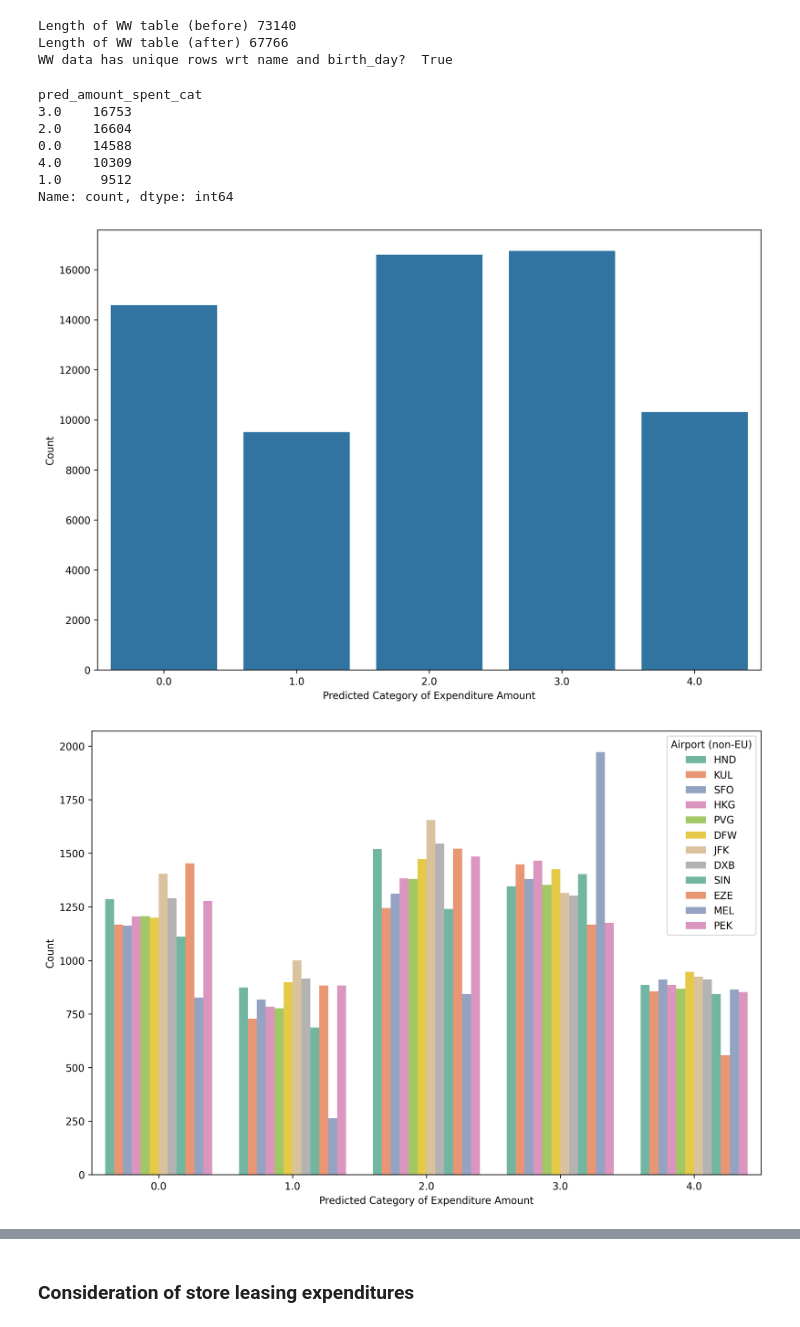
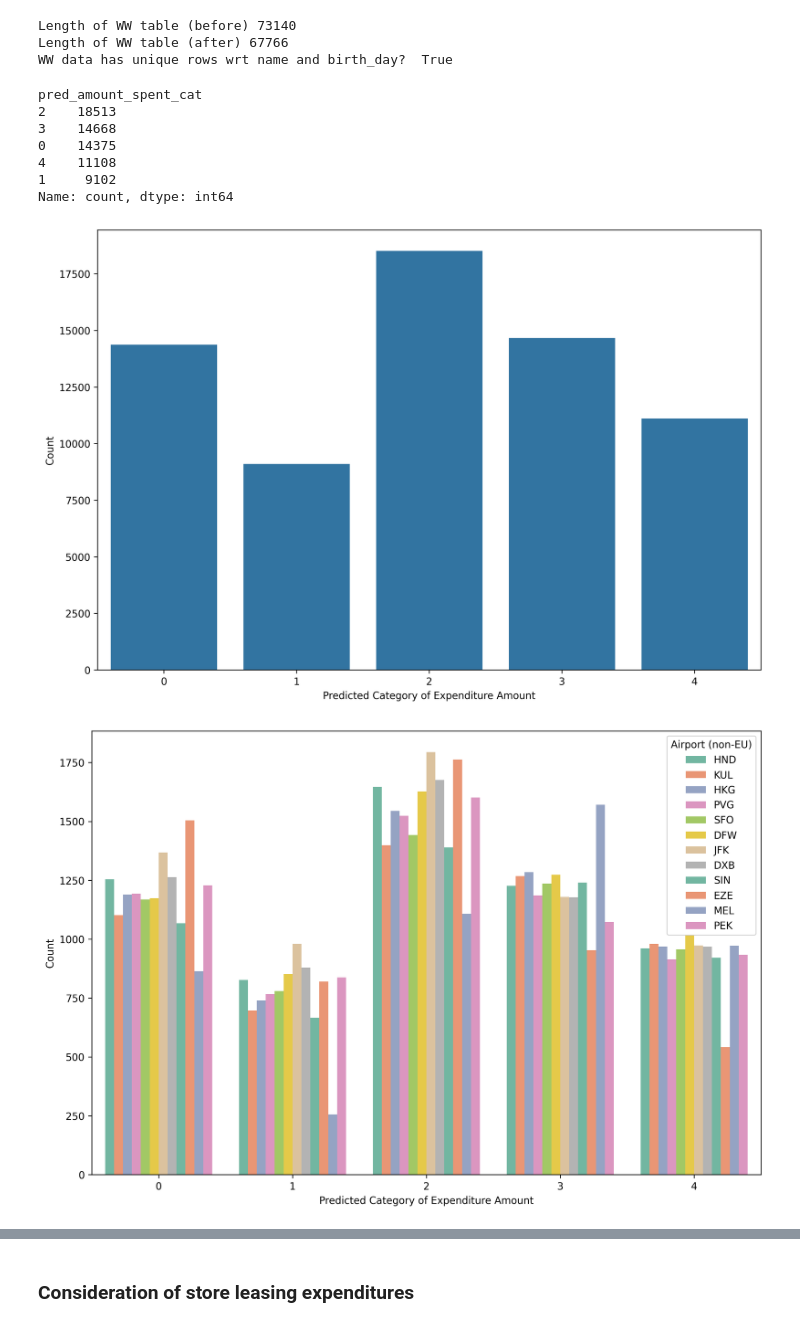
Before and after one commit to lexej/airport-recommendation, a Jupyter notebook: airport_recommenation.ipynb, the cells around one changed output, grey strips where cells are left out. Saved outputs shown, nothing was run; the diff lists cells and outputs as text; code cells hidden in the pictures.

Commit message:
added neural net

```diff
--- a/airport_recommenation.ipynb
+++ b/airport_recommenation.ipynb
@@ -499,7 +608,22 @@ plt.show()
 
 
 # Make predictions on the testing data
-predictions = model.predict(dtest)
+
+if MODEL_TYPE == 'neural_net':
+    X_train_tensor = torch.tensor(X_test.astype(np.float32).values,
+                                  dtype=torch.float32)
+
+    #   Load best epoch wrt. valid loss
+    model.load_state_dict(torch.load('best_model.pth'))
+    model.eval()
+
+    predictions = model(X_train_tensor).detach().numpy()
+
+    predictions = np.argmax(predictions, axis=-1)
+
+elif MODEL_TYPE == 'xgb':
+    predictions = model.predict(dtest)
+
 
 
 # Calculate accuracy
@@ -567,15 +691,26 @@ passengers_ww_table = transform_feature_data(data=passengers_ww_table,
 #   Drop shopped_at column to get model predictions
 
 ww_table_to_predict = passengers_ww_table.drop(columns=["shopped_at"])
-
-
-#   Wrap into DMatrix to get model predictions
-
-ww_table_to_predict = xgb.DMatrix(ww_table_to_predict)
 # %%
 #   Get predictions for WW data passengers
 
-passengers_ww_table["pred_amount_spent_cat"] = model.predict(ww_table_to_predict)
+if MODEL_TYPE == 'xgb':
+    ww_table_to_predict_matrix = xgb.DMatrix(ww_table_to_predict)
+
+    passengers_ww_table["pred_amount_spent_cat"] = model.predict(ww_table_to_predict_matrix)
+elif MODEL_TYPE == 'neural_net':
+
+    model.load_state_dict(torch.load('best_model.pth'))
+    model.eval()
+
+    ww_table_to_predict_tensor = torch.tensor(ww_table_to_predict.astype(np.float32).values,
+                                  dtype=torch.float32)
+
+    preds_ww = model(ww_table_to_predict_tensor).detach().numpy()
+
+    passengers_ww_table["pred_amount_spent_cat"] = np.argmax(preds_ww, axis=-1)
+
+
 
 print(passengers_ww_table["pred_amount_spent_cat"].value_counts(dropna=False))
 
@@ -603,38 +738,38 @@ plt.show()
 groupby_airport = passengers_ww_table.groupby('shopped_at')
 
 
 agg_args = {
     "count_all": ('pred_amount_spent_cat', 'size'),
     'sum_amount_spent_cat_per_airport': ('pred_amount_spent_cat', 'sum'),
     'mean_amount_spent_cat_per_airport': ('pred_amount_spent_cat', 'mean'),
     'std_amount_spent_cat_per_airport': ('pred_amount_spent_cat', 'std'),
     'median_amount_spent_cat_per_airport': ('pred_amount_spent_cat', 'median'),
 }
 
 stats_per_airport = groupby_airport.agg(**agg_args).reset_index()
 
 display(stats_per_airport)
 
 stats_per_airport_sorted_by_mean = stats_per_airport.sort_values(by='mean_amount_spent_cat_per_airport',
                                                                  ascending=False)
 
 plt.figure(figsize=(12, 8), dpi=300)
 sns.barplot(data=stats_per_airport_sorted_by_mean,
             x='mean_amount_spent_cat_per_airport',
             y='shopped_at',
             palette='Set2')
 plt.title('')
 plt.xlabel('Mean passenger expenditure amount')
 plt.ylabel('Airport (non-EU)')
 plt.show()
 # %% [output]
 pred_amount_spent_cat
-3.0    16753
-2.0    16604
-0.0    14588
-4.0    10309
-1.0     9512
+2    18513
+3    14668
+0    14375
+4    11108
+1     9102
 Name: count, dtype: int64
-[figure, old version]
+[figure, new version]
-[figure, old version]
+[figure, new version]
 |  | shopped_at | count_all | sum_amount_spent_cat_per_airport | mean_amount_spent_cat_per_airport | std_amount_spent_cat_per_airport | ... |
```
Also changed, not shown: parts of 6 cells of this notebook, 1 other file.
